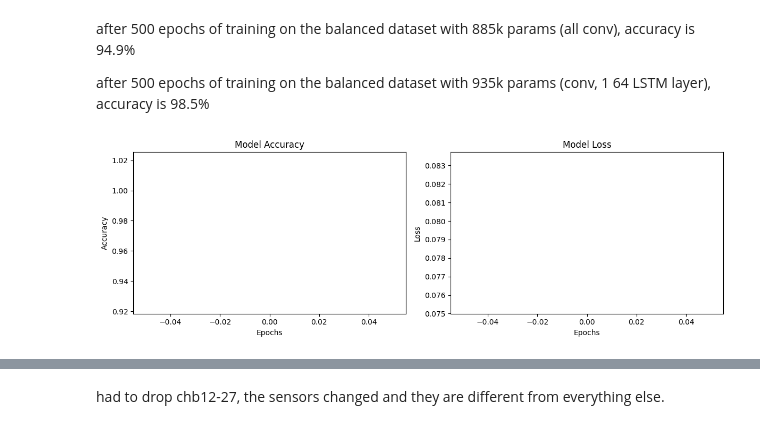
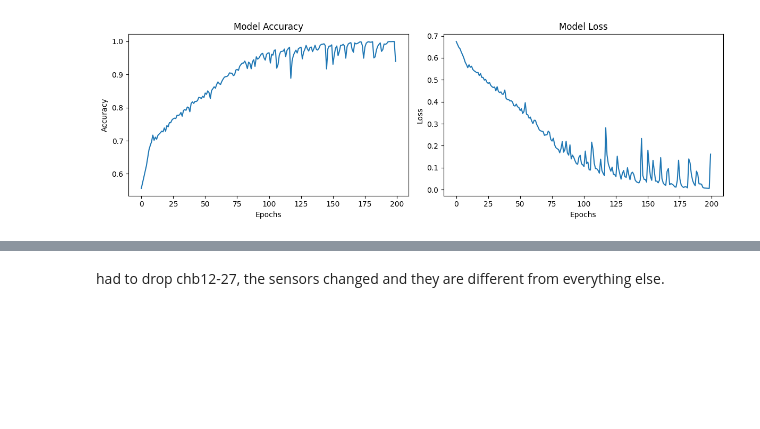
Before and after one commit to AngusLogan02/cs408-python, a Jupyter notebook: seizure_model.ipynb, the cells around one changed output, grey strips where cells are left out. Drawn from its saved outputs; the diff is of its cells as text; code cells hidden in the pictures; blank space fills up the shorter version.

Commit message:
RNN training

```diff
--- a/seizure_model.ipynb
+++ b/seizure_model.ipynb
@@ -18,29 +17,9 @@ cases = [x for x in os.listdir("dataset/chb-mit-scalp-eeg-database-1.0.0/") if "
 # generate_train_data(sequence_length=256, stride=256, cases=cases)
 # %%
 from seizure_sequence import SeizureSequence
-from preprocessor import PreProcessor
 
-p = PreProcessor(wavelet="db4")
-seizure_sequence = SeizureSequence(1, "ml_processed_balanced", cases, bias_positive=False, preprocessor=p)
+seizure_sequence = SeizureSequence(1, "ml_processed_balanced", cases, bias_positive=False)
 data, labels = seizure_sequence.__getitem__(1)
 # for inddata in data:
 #     if inddata.shape != (23, 256):
 #         print(inddata.shape)
-# %%
-def create_model():
-    model = Sequential()
-
-    model.add(Input((23, 256, )))
-    model.add(Conv1D(512, kernel_size=3, activation="relu"))
-    model.add(MaxPool1D())
-    model.add(Conv1D(256, kernel_size=3, activation="relu"))
-    model.add(MaxPool1D())
-    model.add(Conv1D(128, kernel_size=3, activation="relu"))
-    model.add(MaxPool1D())
-    # model.add(LSTM(64, activation="tanh"))
-    model.add(Dense(64, activation="relu"))
-    model.add(Dense(1, activation="sigmoid"))
-
-    return model
-
-model = create_model()
@@ -67,0 +26,4 @@ _________________________________________________________________
+# %%
+from model import create_model, compile_model
+model = compile_model(create_model())
+model.summary()
@@ -68,4 +48,4 @@ _________________________________________________________________
 # %%
 # tf_dataset = seizure_sequence.create_tf_dataset()
-history = model.fit(seizure_sequence, epochs=1)
+history = model.fit(seizure_sequence, epochs=200)
 # %% [output]
@@ -73,30 +69,8 @@ history = model.fit(seizure_sequence, epochs=1)
-# %% [markdown]
-after 500 epochs of training on the balanced dataset with 885k params (all conv), accuracy is 94.9%
-
-after 500 epochs of training on the balanced dataset with 935k params (conv, 1 64 LSTM layer), accuracy is 98.5%
-# %%
-import matplotlib.pyplot as plt
-# Plotting accuracy and loss over epochs
-plt.figure(figsize=(12, 4))
-
-# Plotting accuracy
-plt.subplot(1, 2, 1)
-plt.plot(history.history['accuracy'])
-plt.title('Model Accuracy')
-plt.xlabel('Epochs')
-plt.ylabel('Accuracy')
-
-# Plotting loss
-plt.subplot(1, 2, 2)
-plt.plot(history.history['loss'])
-plt.title('Model Loss')
-plt.xlabel('Epochs')
-plt.ylabel('Loss')
-
-plt.tight_layout()
-plt.show()
-# %% [output]
-[figure, removed]
+# %%
+from model import accuracy_loss_plot
+accuracy_loss_plot(history)
+# %% [output]
+[figure, added]
 # %%
 data = np.load("ml_processed/chb01_03.edf_data.npy")
 labels = np.load("ml_processed/chb01_03.edf_labels.npy")
```
Also changed, not shown: parts of 8 cells of this notebook, 6 other files.
